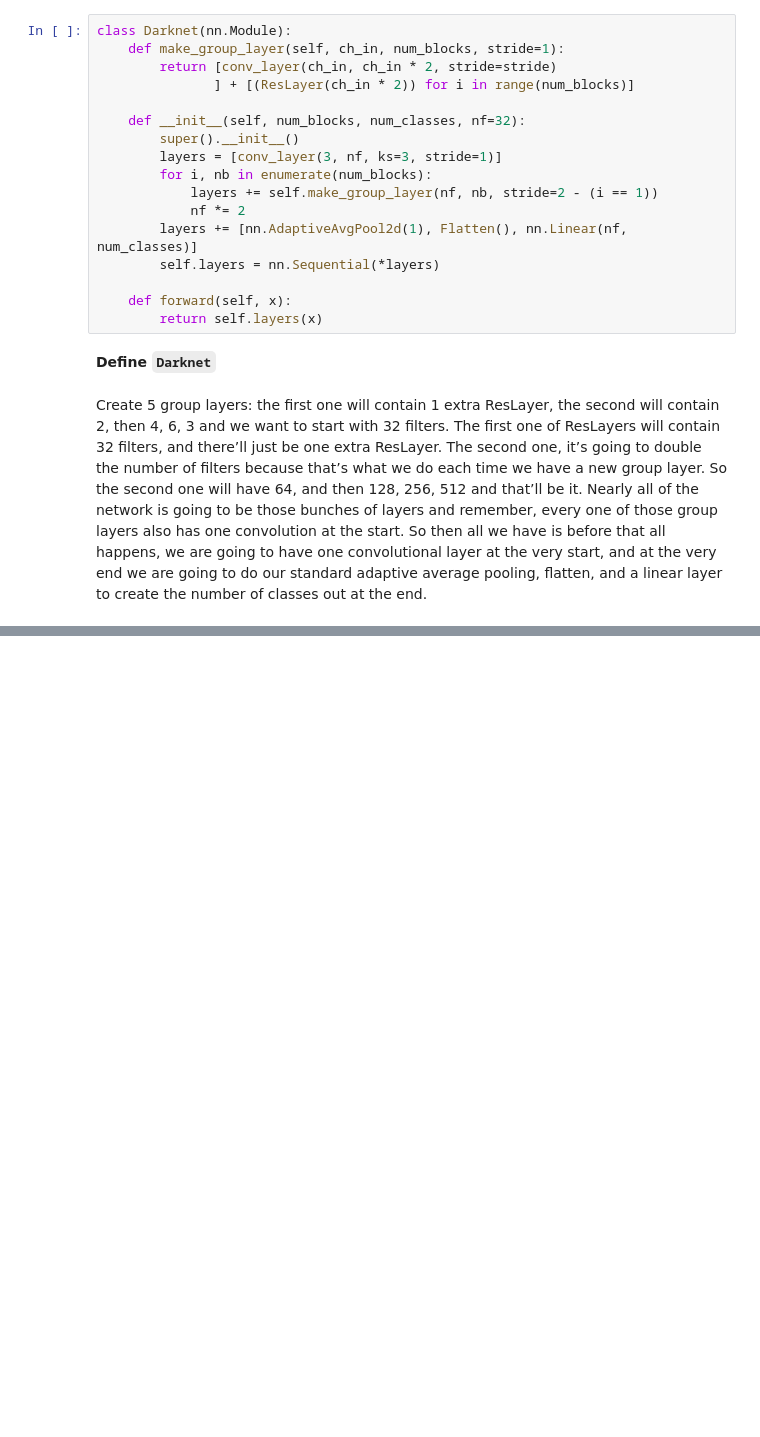
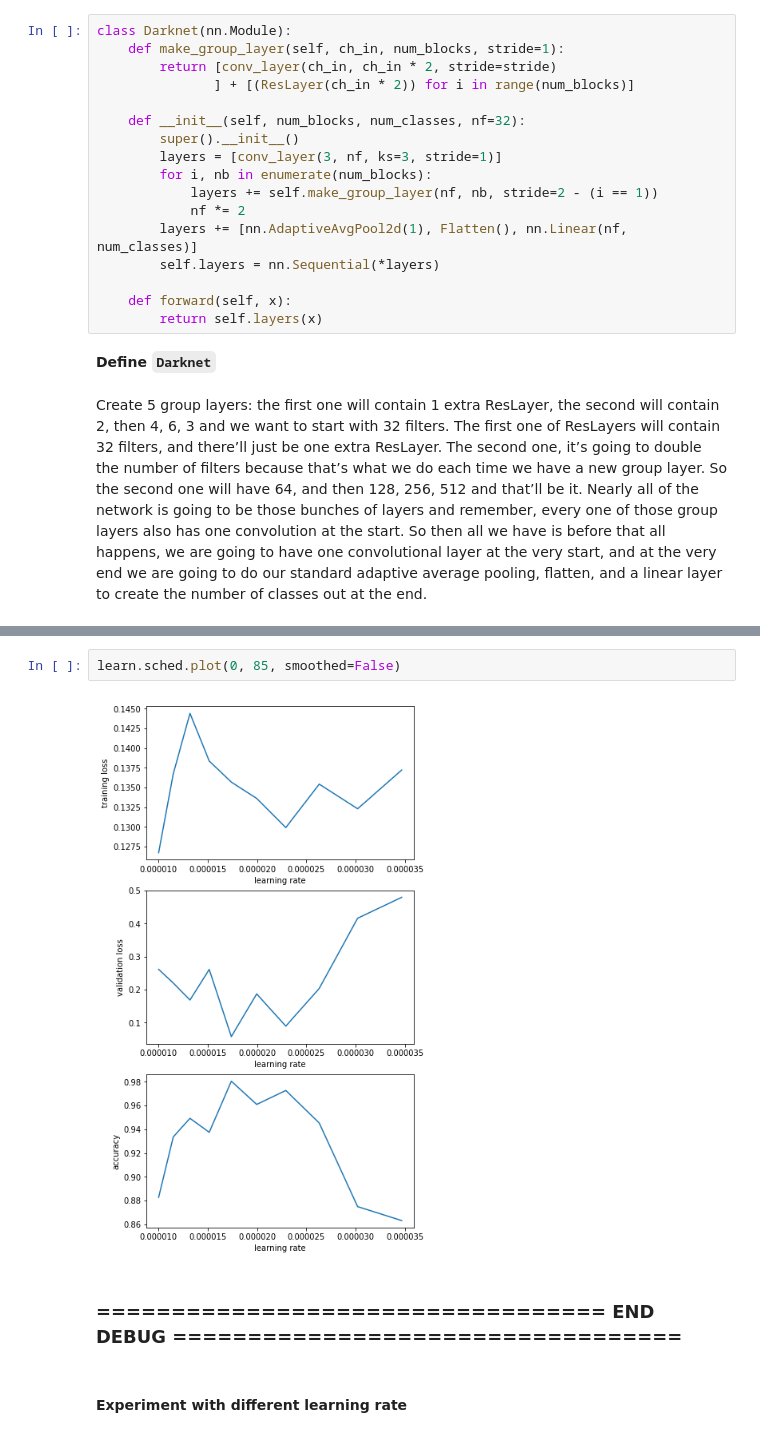
Before and after one commit to Sundragon1993/fastai, a Jupyter notebook: courses/dl2/cifar10-darknet.ipynb, the cells around one changed output, grey strips where cells are left out. Cells and saved outputs as stored; diff of their text form; blank space fills up the shorter version.

```diff
--- a/courses/dl2/cifar10-darknet.ipynb
+++ b/courses/dl2/cifar10-darknet.ipynb
@@ -109,0 +197,8 @@ m = nn.DataParallel(m, [1, 2, 3])
+# %%
+learn.sched.plot(0, 85, smoothed=False)
+# %% [output]
+[figure, added]
+# %% [markdown]
+### ================================== END DEBUG ==================================
+# %% [markdown]
+#### Experiment with different learning rate
```
Also changed, not shown: parts of 24 cells of this notebook.
